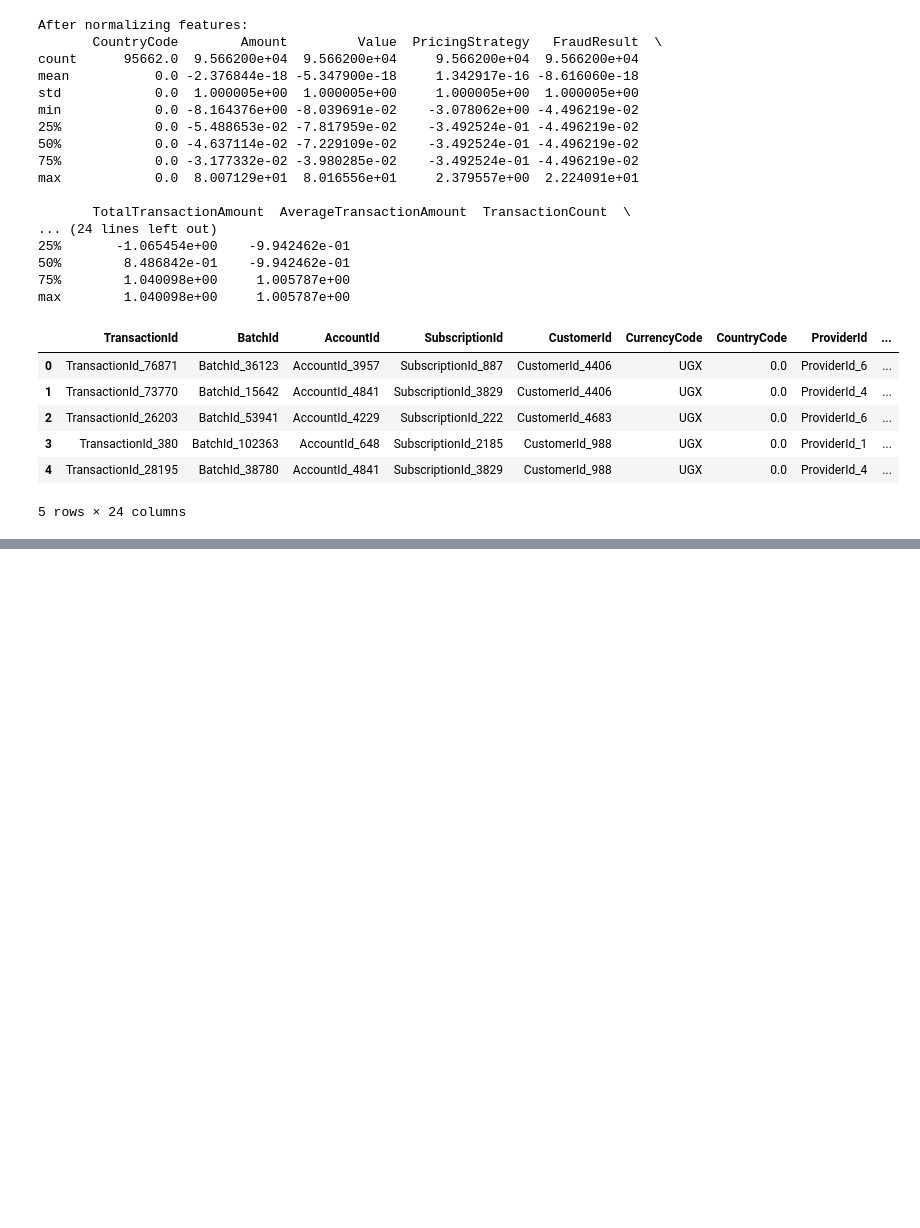
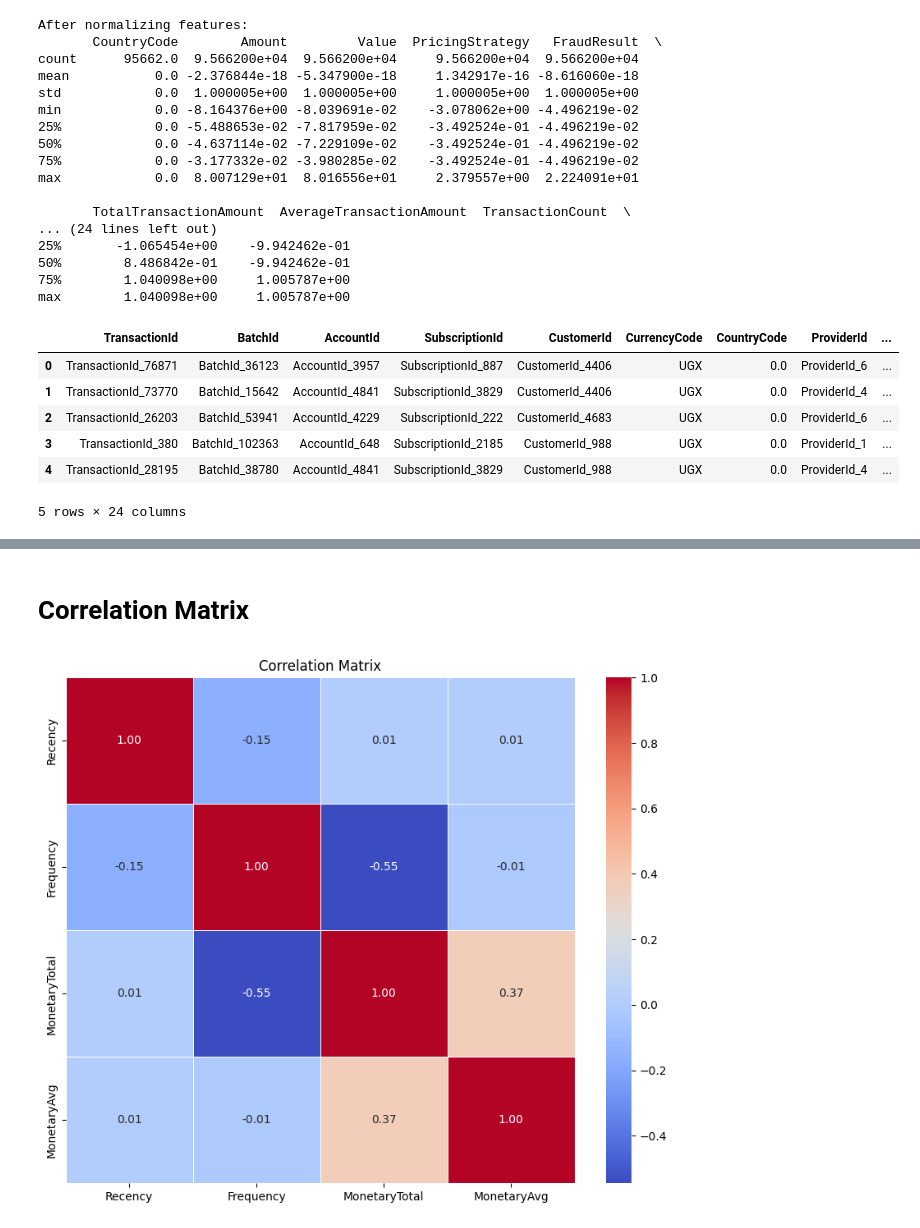
Before and after one commit to nebiyu-getachew/bati-bank-credit-scoring, a Jupyter notebook: notebooks/task_3.ipynb, the cells around one changed output, grey strips where cells are left out. Saved outputs shown, nothing was run; the diff lists cells and outputs as text; code cells hidden in the pictures; blank space fills up the shorter version.

Commit message:
Correlation Matrix

```diff
--- a/notebooks/task_3.ipynb
+++ b/notebooks/task_3.ipynb
@@ -206,0 +229,13 @@ data.head()
+# %% [markdown]
+# Correlation Matrix
+# %%
+selected_columns = ['Recency', 'Frequency', 'MonetaryTotal', 'MonetaryAvg']
+correlation_matrix = rfms_scores[selected_columns].corr()
+
+# Plotting the correlation matrix
+plt.figure(figsize=(10, 8))
+sns.heatmap(correlation_matrix, annot=True, cmap='coolwarm', fmt=".2f", linewidths=0.5)
+plt.title('Correlation Matrix')
+plt.show()
+# %% [output]
+[figure, added]
```
Also changed, not shown: parts of 5 cells of this notebook, 1 other file.
